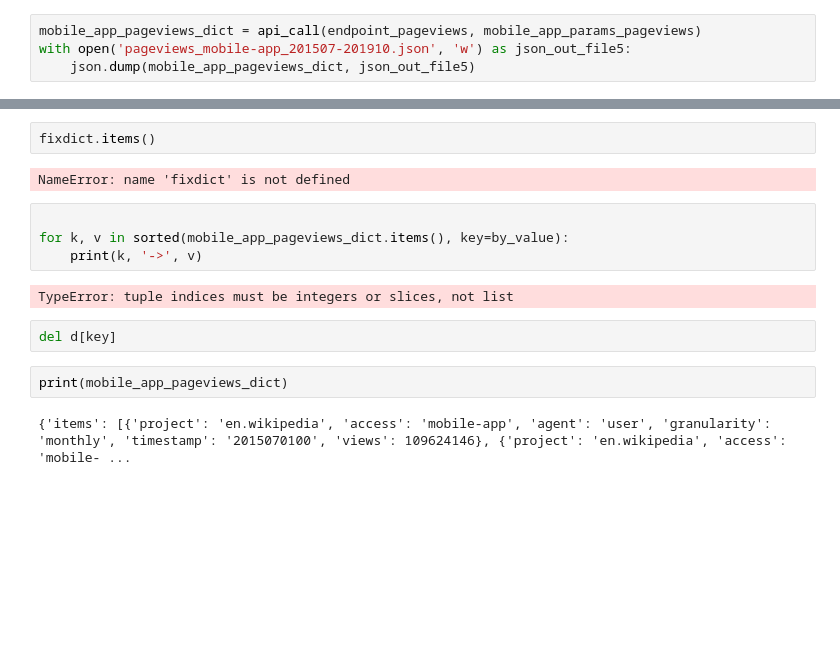
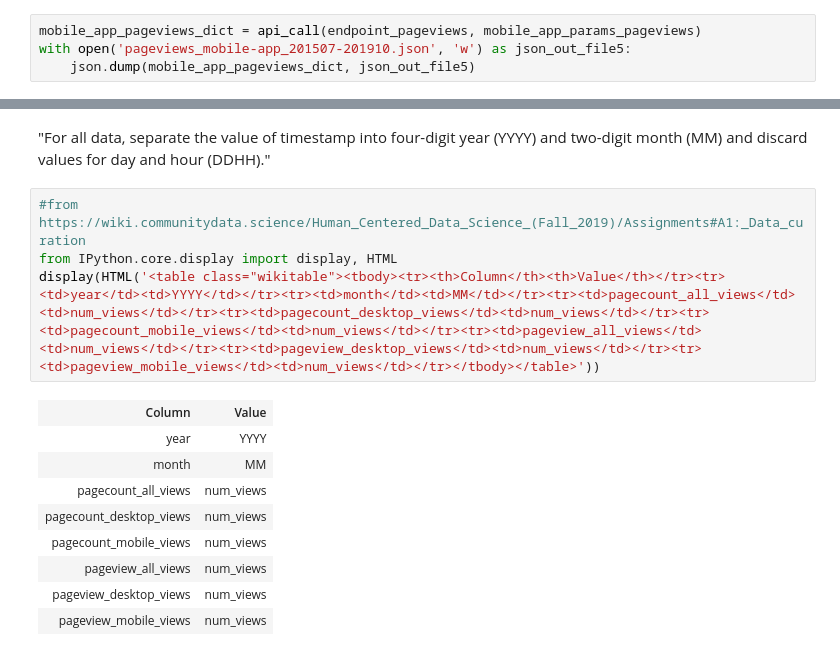
Before and after one commit to ThomasWinegarden/data-512-a1, a Jupyter notebook: hcds-a1-data-curation.ipynb, the cells around one changed output, grey strips where cells are left out. Saved outputs shown, nothing was run; the diff lists cells and outputs as text; blank space fills up the shorter version.

```diff
--- a/hcds-a1-data-curation.ipynb
+++ b/hcds-a1-data-curation.ipynb
@@ -154,16 +178,16 @@ def by_value(item):
-# %%
-fixdict.items()
-# %% [output]
-NameError: name 'fixdict' is not defined
-# %%
-
-for k, v in sorted(mobile_app_pageviews_dict.items(), key=by_value):
-    print(k, '->', v)
-# %% [output]
-TypeError: tuple indices must be integers or slices, not list
-# %%
-del d[key]
-# %%
-print(mobile_app_pageviews_dict)
-# %% [output]
-{'items': [{'project': 'en.wikipedia', 'access': 'mobile-app', 'agent': 'user', 'granularity': 'monthly', 'timestamp': '2015070100', 'views': 109624146}, {'project': 'en.wikipedia', 'access': 'mobile- ...
+# %% [markdown]
+"For all data, separate the value of timestamp into four-digit year (YYYY) and two-digit month (MM) and discard values for day and hour (DDHH)."
+# %%
+#from https://wiki.communitydata.science/Human_Centered_Data_Science_(Fall_2019)/Assignments#A1:_Data_curation
+from IPython.core.display import display, HTML
+display(HTML('<table class="wikitable"><tbody><tr><th>Column</th><th>Value</th></tr><tr><td>year</td><td>YYYY</td></tr><tr><td>month</td><td>MM</td></tr><tr><td>pagecount_all_views</td><td>num_views</td></tr><tr><td>pagecount_desktop_views</td><td>num_views</td></tr><tr><td>pagecount_mobile_views</td><td>num_views</td></tr><tr><td>pageview_all_views</td><td>num_views</td></tr><tr><td>pageview_desktop_views</td><td>num_views</td></tr><tr><td>pageview_mobile_views</td><td>num_views</td></tr></tbody></table>'))
+# %% [output]
+| Column | Value |
+| year | YYYY |
+| month | MM |
+| pagecount_all_views | num_views |
+| pagecount_desktop_views | num_views |
+| pagecount_mobile_views | num_views |
+| pageview_all_views | num_views |
+| pageview_desktop_views | num_views |
+| pageview_mobile_views | num_views |
```
Also changed, not shown: parts of 32 cells of this notebook.
